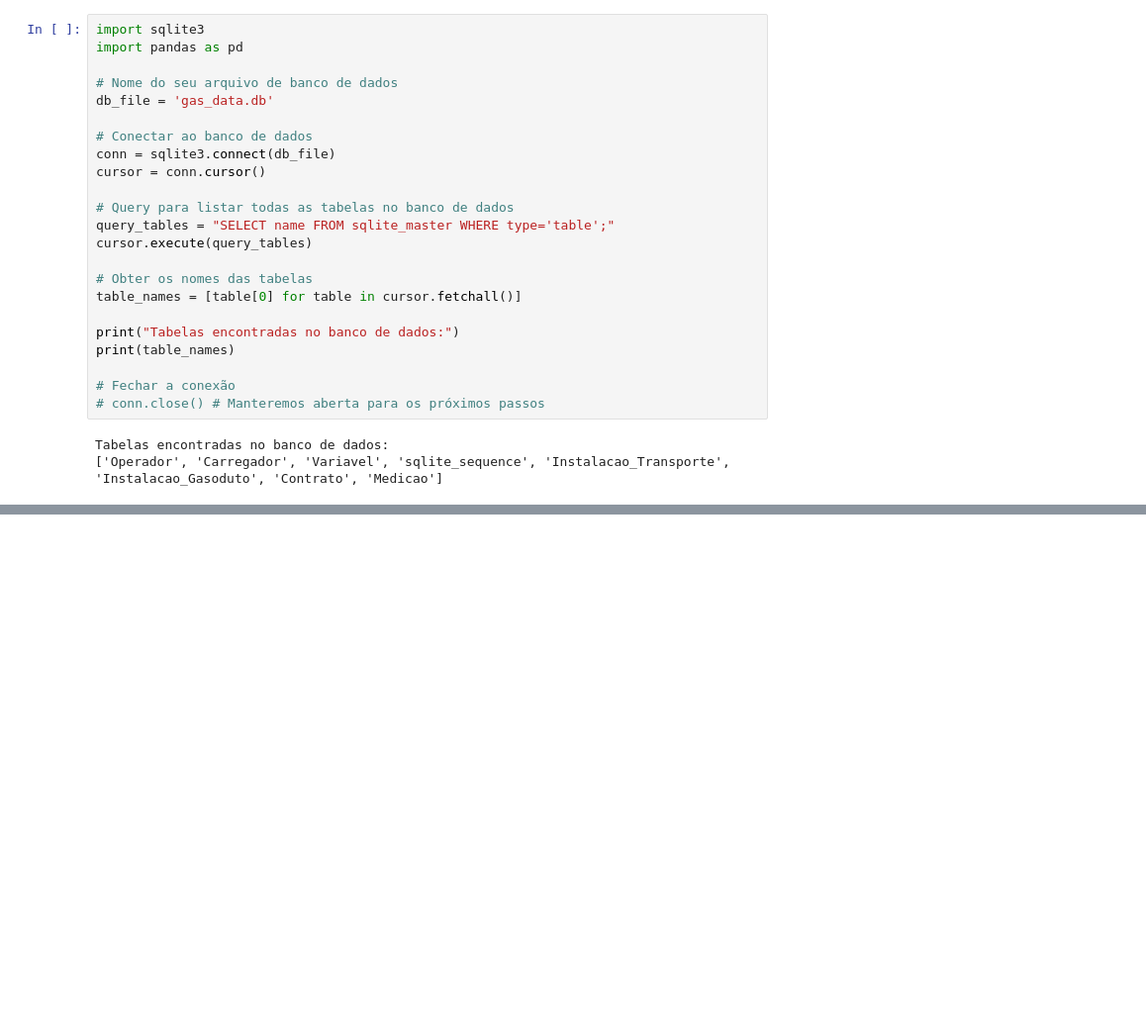
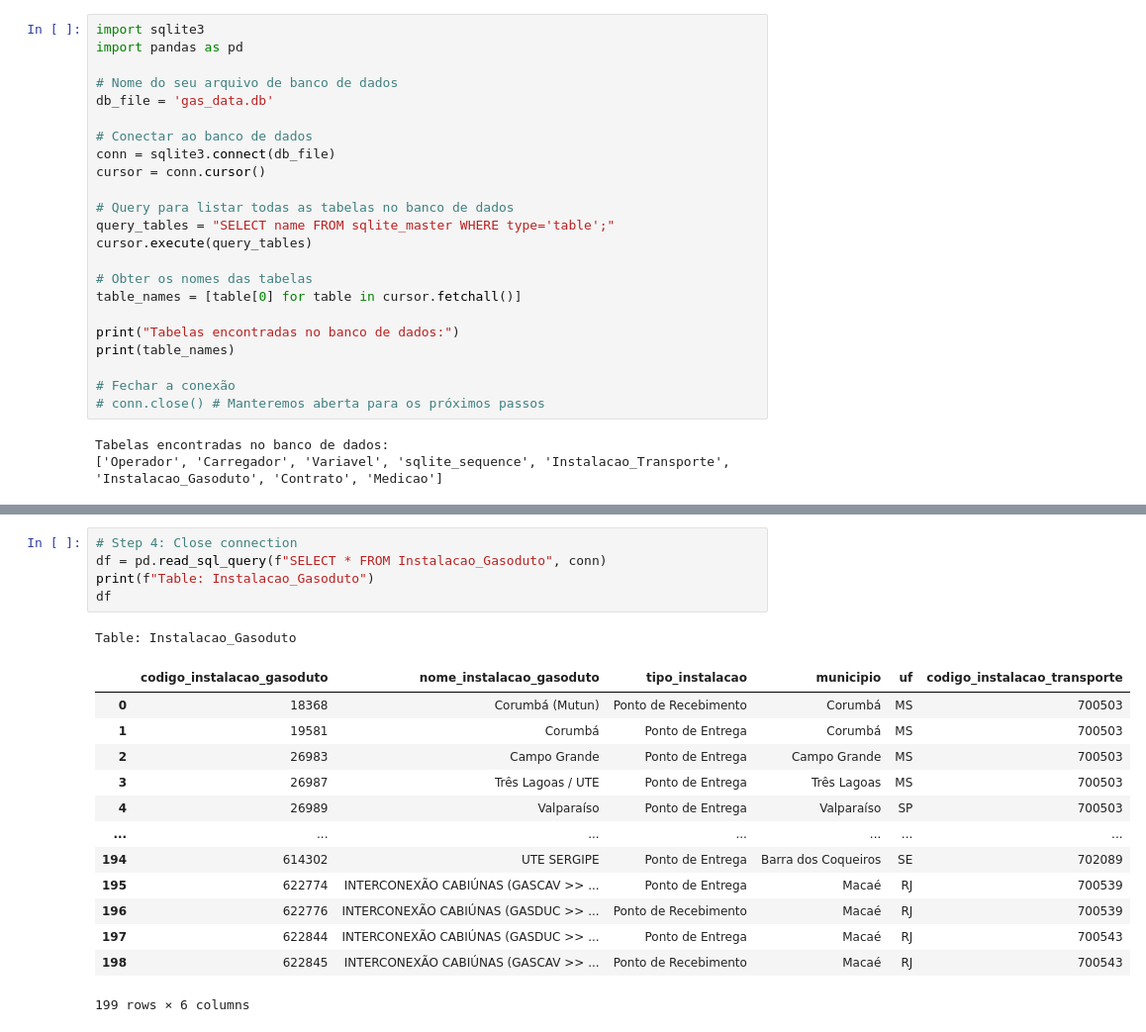
Before and after one commit to RaphaelLeivas/ibd-2025-1, a Jupyter notebook: TP2/Normalização.ipynb, the cells around one changed output, grey strips where cells are left out. Shown: that part at 99% size. Drawn from its saved outputs; the diff is of its cells as text; blank space fills up the shorter version.

```diff
--- a/TP2/Normalização.ipynb
+++ b/TP2/Normalização.ipynb
@@ -944,0 +989,20 @@ ValueError: The python kernel does not appear to be a conda environment.  Please
+# %%
+# Step 4: Close connection
+df = pd.read_sql_query(f"SELECT * FROM Instalacao_Gasoduto", conn)
+print(f"Table: Instalacao_Gasoduto")
+df
+# %% [output]
+Table: Instalacao_Gasoduto
+|  | codigo_instalacao_gasoduto | nome_instalacao_gasoduto | tipo_instalacao | municipio | uf | codigo_instalacao_transporte |
+| 0 | 18368 | Corumbá (Mutun) | Ponto de Recebimento | Corumbá | MS | 700503 |
+| 1 | 19581 | Corumbá | Ponto de Entrega | Corumbá | MS | 700503 |
+| 2 | 26983 | Campo Grande | Ponto de Entrega | Campo Grande | MS | 700503 |
+| 3 | 26987 | Três Lagoas / UTE | Ponto de Entrega | Três Lagoas | MS | 700503 |
+| 4 | 26989 | Valparaíso | Ponto de Entrega | Valparaíso | SP | 700503 |
+| ... | ... | ... | ... | ... | ... | ... |
+| 194 | 614302 | UTE SERGIPE | Ponto de Entrega | Barra dos Coqueiros | SE | 702089 |
+| 195 | 622774 | INTERCONEXÃO CABIÚNAS (GASCAV >> ... | Ponto de Entrega | Macaé | RJ | 700539 |
+| 196 | 622776 | INTERCONEXÃO CABIÚNAS (GASDUC >> ... | Ponto de Recebimento | Macaé | RJ | 700539 |
+| 197 | 622844 | INTERCONEXÃO CABIÚNAS (GASDUC >> ... | Ponto de Entrega | Macaé | RJ | 700543 |
+| 198 | 622845 | INTERCONEXÃO CABIÚNAS (GASCAV >> ... | Ponto de Recebimento | Macaé | RJ | 700543 |
+199 rows × 6 columns
```
Also changed, not shown: parts of 10 cells of this notebook, 1 other file.
